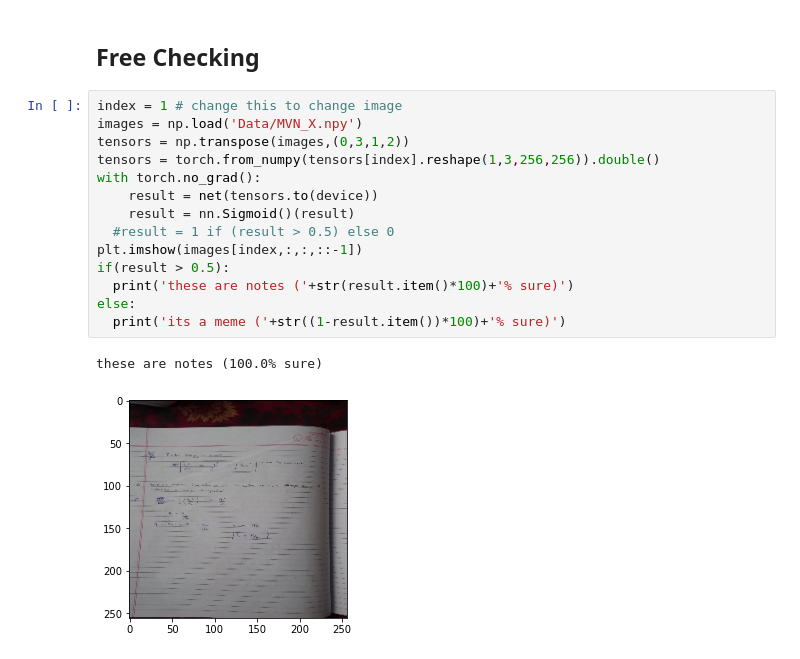
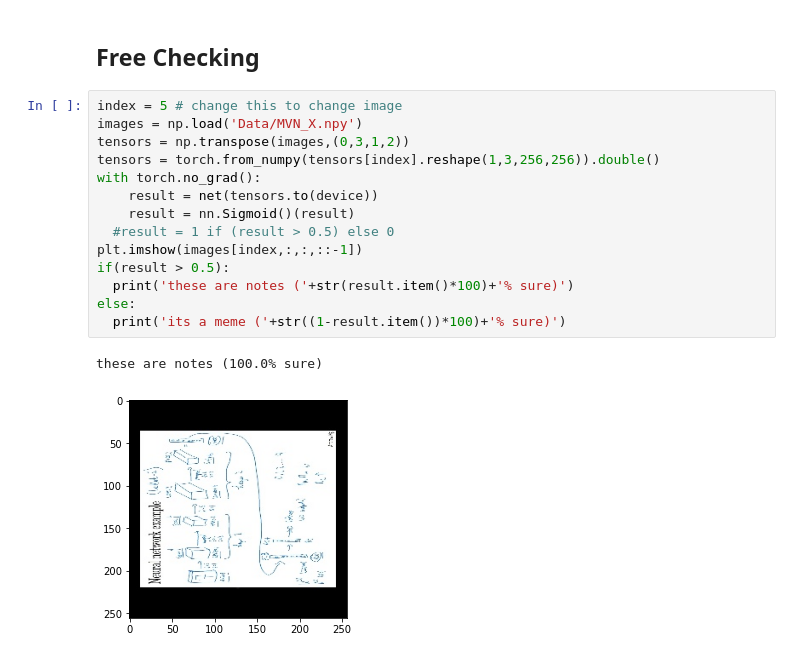
Before and after one commit to ZeoDarkflame/Memes_vs_Notes, a Jupyter notebook: Main.ipynb, the cells around one changed output. Cells and saved outputs as stored; diff of their text form.

```diff
--- a/Main.ipynb
+++ b/Main.ipynb
@@ -247,19 +273,19 @@ these are train labels
 # %% [markdown]
 ## Free Checking
 # %%
-index = 1 # change this to change image
+index = 5 # change this to change image
 images = np.load('Data/MVN_X.npy')
 tensors = np.transpose(images,(0,3,1,2))
 tensors = torch.from_numpy(tensors[index].reshape(1,3,256,256)).double()
 with torch.no_grad():
     result = net(tensors.to(device))
     result = nn.Sigmoid()(result)
   #result = 1 if (result > 0.5) else 0
 plt.imshow(images[index,:,:,::-1])
 if(result > 0.5):
   print('these are notes ('+str(result.item()*100)+'% sure)')
 else:
   print('its a meme ('+str((1-result.item())*100)+'% sure)')
 # %% [output]
 these are notes (100.0% sure)
-[figure, old version]
+[figure, new version]
```
Also changed, not shown: parts of 8 cells of this notebook, 2 other files.
